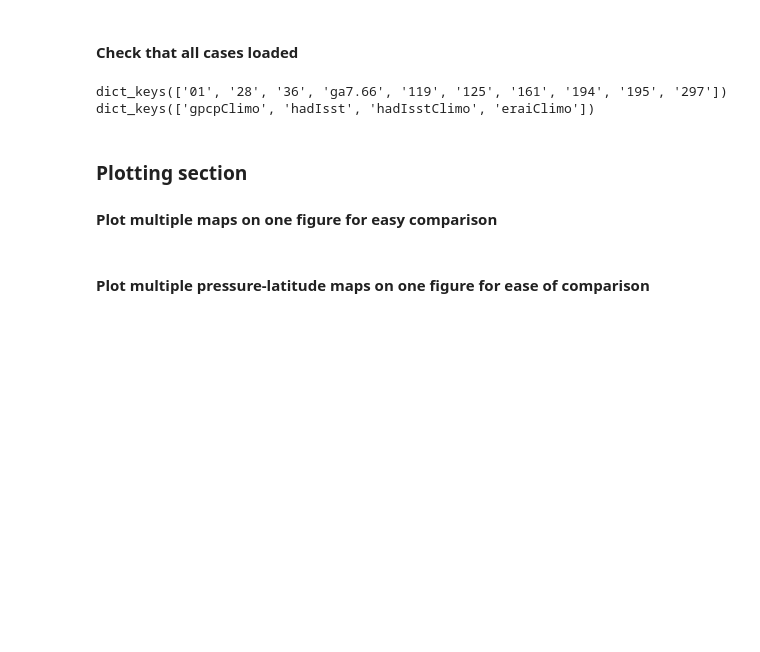
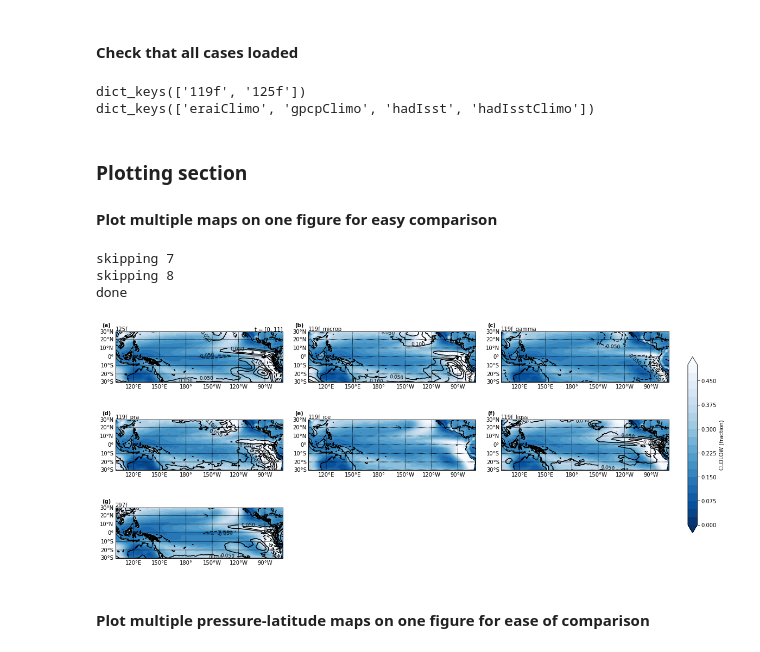
Before and after one commit to mdwoelfle/cesm1to2, a Jupyter notebook: simpleplotter.ipynb, the cells around one changed output. Saved outputs shown, nothing was run; the diff lists cells and outputs as text; code cells hidden in the pictures; blank space fills up the shorter version.

Commit message:
Added ability to plot line contours over color contour maps for easier comparision of fields and and differences to climatologies and each other.

```diff
--- a/simpleplotter.ipynb
+++ b/simpleplotter.ipynb
@@ -146,10 +143,13 @@ print('--------------\n' +
 #### Check that all cases loaded
 # %%
 print(dataSets.keys())
-print(obsDsDict.keys())
+try:
+    print(obsDsDict.keys())
+except NameError:
+    print('No obs loaded.')
 # %% [output]
-dict_keys(['01', '28', '36', 'ga7.66', '119', '125', '161', '194', '195', '297'])
-dict_keys(['gpcpClimo', 'hadIsst', 'hadIsstClimo', 'eraiClimo'])
+dict_keys(['119f', '125f'])
+dict_keys(['eraiClimo', 'gpcpClimo', 'hadIsst', 'hadIsstClimo'])
 # %% [markdown]
 ### Plotting section
 #### Plot multiple maps on one figure for easy comparison
@@ -157,23 +157,29 @@ dict_keys(['gpcpClimo', 'hadIsst', 'hadIsstClimo', 'eraiClimo'])
 save_flag = False
 
 # Set plotting options
-plotIdList = [  # '125f', '119f_microp', '119f_gamma',
-              # '119f_pra', '119f_ice', '119f_liqss',
-              # '297f', None, None,
-              '01', '28', '36',
-              'ga7.66', '119', '125',
-              '161', '194', '297',  # '195',
+plotIdList = ['125f',
+              ('119f_microp' if '119f_microp' in dataSets.keys() else None),
+              ('119f_gamma' if '119f_gamma' in dataSets.keys() else None),
+              # None, None, None, None, None, None,
+              '119f_pra', '119f_ice', '119f_liqss',
+              '297f', None, None,
+              # '01', '28', '36',
+              # 'ga7.66', '119', '125',
+              # '161', '194', '297',  # '195',
               ]
-plotVars = ['PRECT', 'TS', 'CLDLOW', 'FSNS', 'SWCF']
+plotVars = ['CLDLOW']  # , 'TS', 'CLDLOW', 'FSNS', 'SWCF']
 #        'CDNUMC']  # , 'SWCF', 'PBLH']
 plevs = [1000]
 box_flag = False
 boxLat = np.array([-30, 30])
 boxLon = np.array([240, 270])
 compcont_flag = False
-diff_flag = True
+diff_flag = False
+useDiffDs_flag = False  # Will plot all color contours from Diff list rather than plot list
+#                       # useful for climo with differences in line contours.
 diffDs = None  # dataSets_rg
-diffIdList = ['125']*9
+diffAsPct_flag = False
+diffIdList = ['119f']*9
               # ['119f', '119f', '119f',
               # '119f', '119f', '119f',
               # '119f', None, None,
@@ -182,11 +188,17 @@ diffIdList = ['125']*9
               # ]
 diffVar = None
 diffPlevs = plevs
+levels = None  # np.arange(-0.4, 0.41, 0.05)
+
+lineCont_flag = True
+lineContDiff_flag = True
+lineContDiffAsPct_flag = False
+lineContVar = 'CLDLOW'
 
 quiver_flag = False
 uVar = 'TAUX'
 vVar = 'TAUY'
-levels = None  # np.arange(-1., 1.01, 0.1)
+
 
 tSteps = np.arange(0, 12)
 
@@ -205,8 +217,10 @@ for plotVar in plotVars:
                                boxLon=boxLon,
                                cbar_flag=True,
                                cbarOrientation='vertical',
+                               # cMap='Blues',
                                compcont_flag=compcont_flag,
                                diff_flag=diff_flag,
+                               diffAsPct_flag=diffAsPct_flag,
                                diffIdList=diffIdList,
                                diffDs=diffDs,
                                diffPlev=diffPlevs[jlev],
@@ -216,6 +230,15 @@ for plotVar in plotVars:
                                latLim=np.array([-30.1, 30.1]),
                                latlbls=np.arange(-30, 30.1, 10),
                                levels=levels,
+                               lineCont_flag=lineCont_flag,
+                               lineContDiff_flag=lineContDiff_flag,
+                               lineContDiffAsPct_flag=lineContDiffAsPct_flag,
+                               lineContVar=lineContVar,
+                               lineContDiffVar=lineContVar,
+                               lineContUseDiffDs_flag=all([diff_flag,
+                                                           not lineContDiff_flag]),
+                               lineContLevels=np.concatenate([np.arange(-0.9, -0.001, 0.05),
+                                                              np.arange(0.05, 0.9001, 0.05)]),
                                lonLim=np.array([99.5, 290.5]),
                                lonlbls=np.arange(120, 270.1, 30),
                                obsDs=None,  # gpcpClimoDs,
@@ -226,33 +249,39 @@ for plotVar in plotVars:
                                quiverScale=(
                                    c1to2p.getquiverprops(
                                         uVar, vVar,
                                         diff_flag=diff_flag)['quiverScale']
                                    ),
                                quiverUnits='inches',
                                rmRegLatLim=np.array([-20, 20]),
                                rmRegLonLim=np.array([119.5, 270.5]),
                                rmRegMean_flag=False,
                                rmse_flag=False,
                                save_flag=save_flag,
                                saveDir=(saveDir +
                                         saveSubDir +
                                         'atm/maps/'
                                         ),
                                stampDate_flag=False,
                                subFigCountStart='a',
                                subSamp=7,
                                tSteps=tSteps,
+                               useDiffDs_flag=useDiffDs_flag,
                                uRef=c1to2p.getquiverprops(
                                    uVar, vVar,
                                    diff_flag=diff_flag)['uRef'],
                                uVar=uVar,
                                vVar=vVar,
                                verbose_flag=False,
                                )
         if diffVar == plotVar:
             diffVar = None
 print('done')
 plt.show()
+# %% [output]
+skipping 7
+skipping 8
+done
+[figure, added]
 # %% [markdown]
 #### Plot multiple pressure-latitude maps on one figure for ease of comparison
 # %%
```
Also changed, not shown: parts of 2 cells of this notebook, 1 other file.
